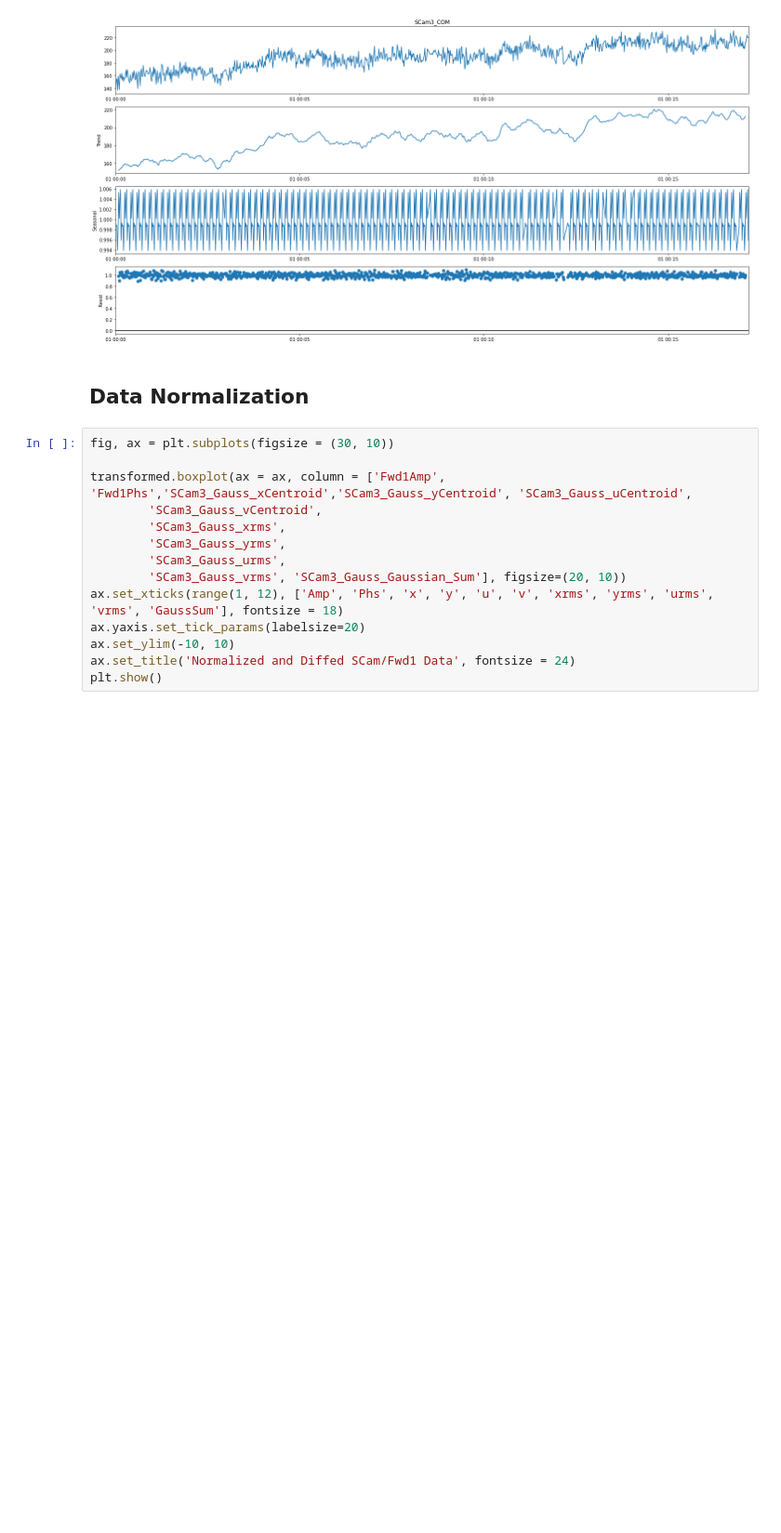
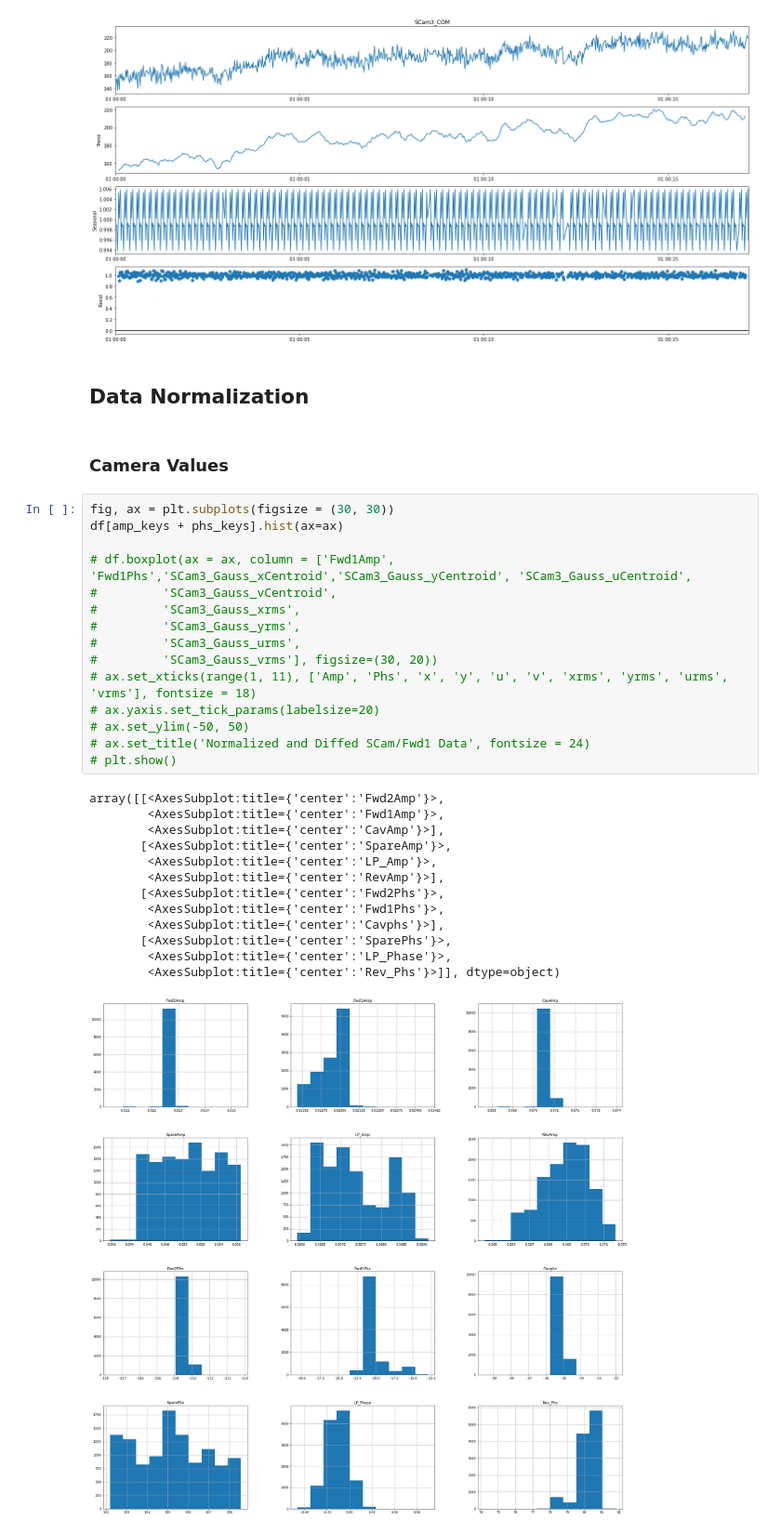
Before and after one commit to laurenmoos/marinetti, a Jupyter notebook: DataVisualization.ipynb, the cells around one changed output. Shown at 93% size. Cells and saved outputs as stored; diff of their text form; blank space fills up the shorter version.

```diff
--- a/DataVisualization.ipynb
+++ b/DataVisualization.ipynb
@@ -115,17 +108,34 @@ Name: SCam3_COM, dtype: float64
 [figure]
 # %% [markdown]
 ## Data Normalization
+# %% [markdown]
+### Camera Values
 # %%
-fig, ax = plt.subplots(figsize = (30, 10))
+fig, ax = plt.subplots(figsize = (30, 30))
+df[amp_keys + phs_keys].hist(ax=ax)
 
-transformed.boxplot(ax = ax, column = ['Fwd1Amp', 'Fwd1Phs','SCam3_Gauss_xCentroid','SCam3_Gauss_yCentroid', 'SCam3_Gauss_uCentroid',
-        'SCam3_Gauss_vCentroid',
-        'SCam3_Gauss_xrms',
-        'SCam3_Gauss_yrms',
-        'SCam3_Gauss_urms',
-        'SCam3_Gauss_vrms', 'SCam3_Gauss_Gaussian_Sum'], figsize=(20, 10))
-ax.set_xticks(range(1, 12), ['Amp', 'Phs', 'x', 'y', 'u', 'v', 'xrms', 'yrms', 'urms', 'vrms', 'GaussSum'], fontsize = 18)
-ax.yaxis.set_tick_params(labelsize=20)
-ax.set_ylim(-10, 10)
-ax.set_title('Normalized and Diffed SCam/Fwd1 Data', fontsize = 24)
-plt.show()
+# df.boxplot(ax = ax, column = ['Fwd1Amp', 'Fwd1Phs','SCam3_Gauss_xCentroid','SCam3_Gauss_yCentroid', 'SCam3_Gauss_uCentroid',
+#         'SCam3_Gauss_vCentroid',
+#         'SCam3_Gauss_xrms',
+#         'SCam3_Gauss_yrms',
+#         'SCam3_Gauss_urms',
+#         'SCam3_Gauss_vrms'], figsize=(30, 20))
+# ax.set_xticks(range(1, 11), ['Amp', 'Phs', 'x', 'y', 'u', 'v', 'xrms', 'yrms', 'urms', 'vrms'], fontsize = 18)
+# ax.yaxis.set_tick_params(labelsize=20)
+# ax.set_ylim(-50, 50)
+# ax.set_title('Normalized and Diffed SCam/Fwd1 Data', fontsize = 24)
+# plt.show()
+# %% [output]
+array([[<AxesSubplot:title={'center':'Fwd2Amp'}>,
+        <AxesSubplot:title={'center':'Fwd1Amp'}>,
+        <AxesSubplot:title={'center':'CavAmp'}>],
+       [<AxesSubplot:title={'center':'SpareAmp'}>,
+        <AxesSubplot:title={'center':'LP_Amp'}>,
+        <AxesSubplot:title={'center':'RevAmp'}>],
+       [<AxesSubplot:title={'center':'Fwd2Phs'}>,
+        <AxesSubplot:title={'center':'Fwd1Phs'}>,
+        <AxesSubplot:title={'center':'Cavphs'}>],
+       [<AxesSubplot:title={'center':'SparePhs'}>,
+        <AxesSubplot:title={'center':'LP_Phase'}>,
+        <AxesSubplot:title={'center':'Rev_Phs'}>]], dtype=object)
+[figure, added]
```
Also changed, not shown: parts of 5 cells of this notebook, 13 other files.
